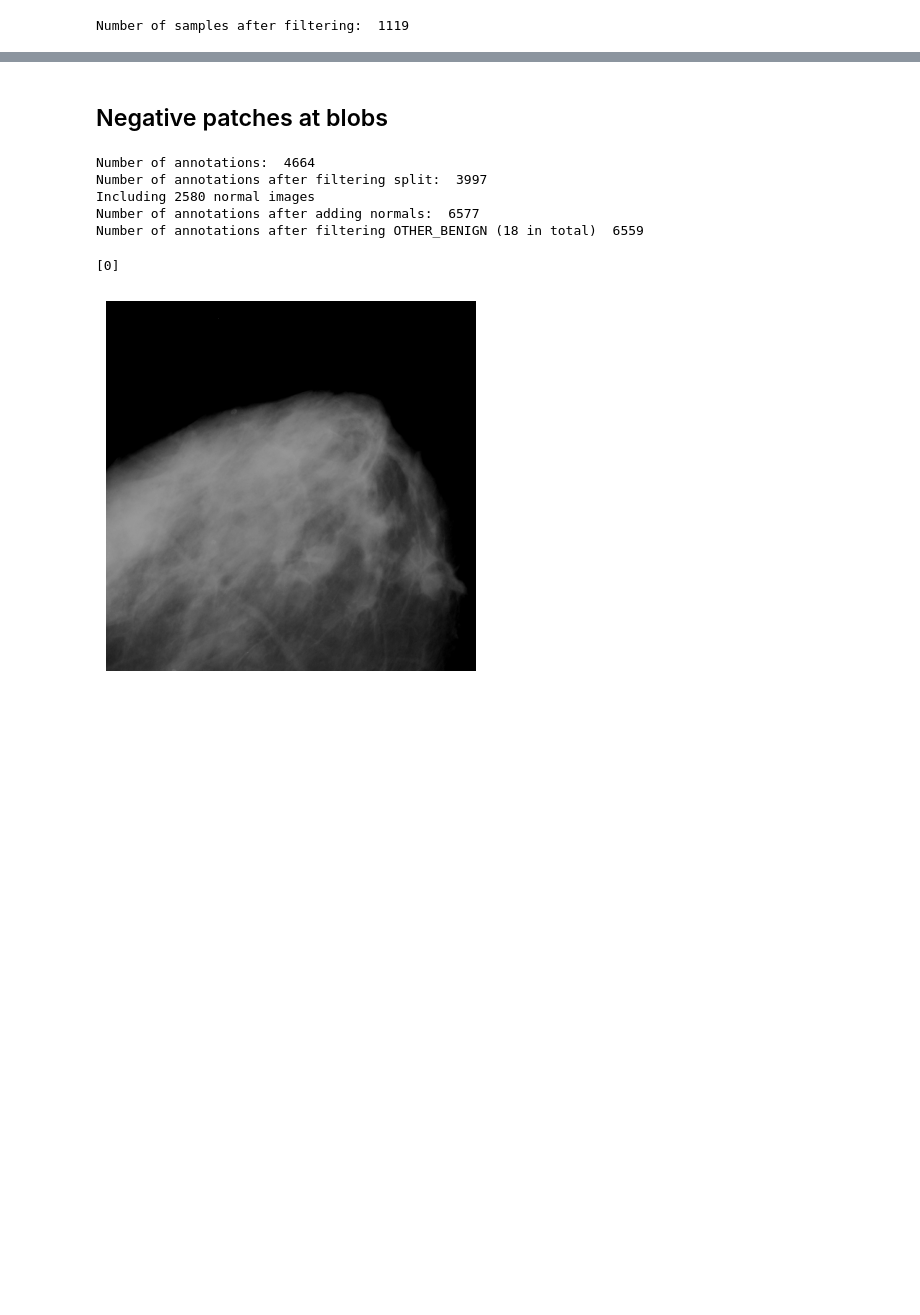
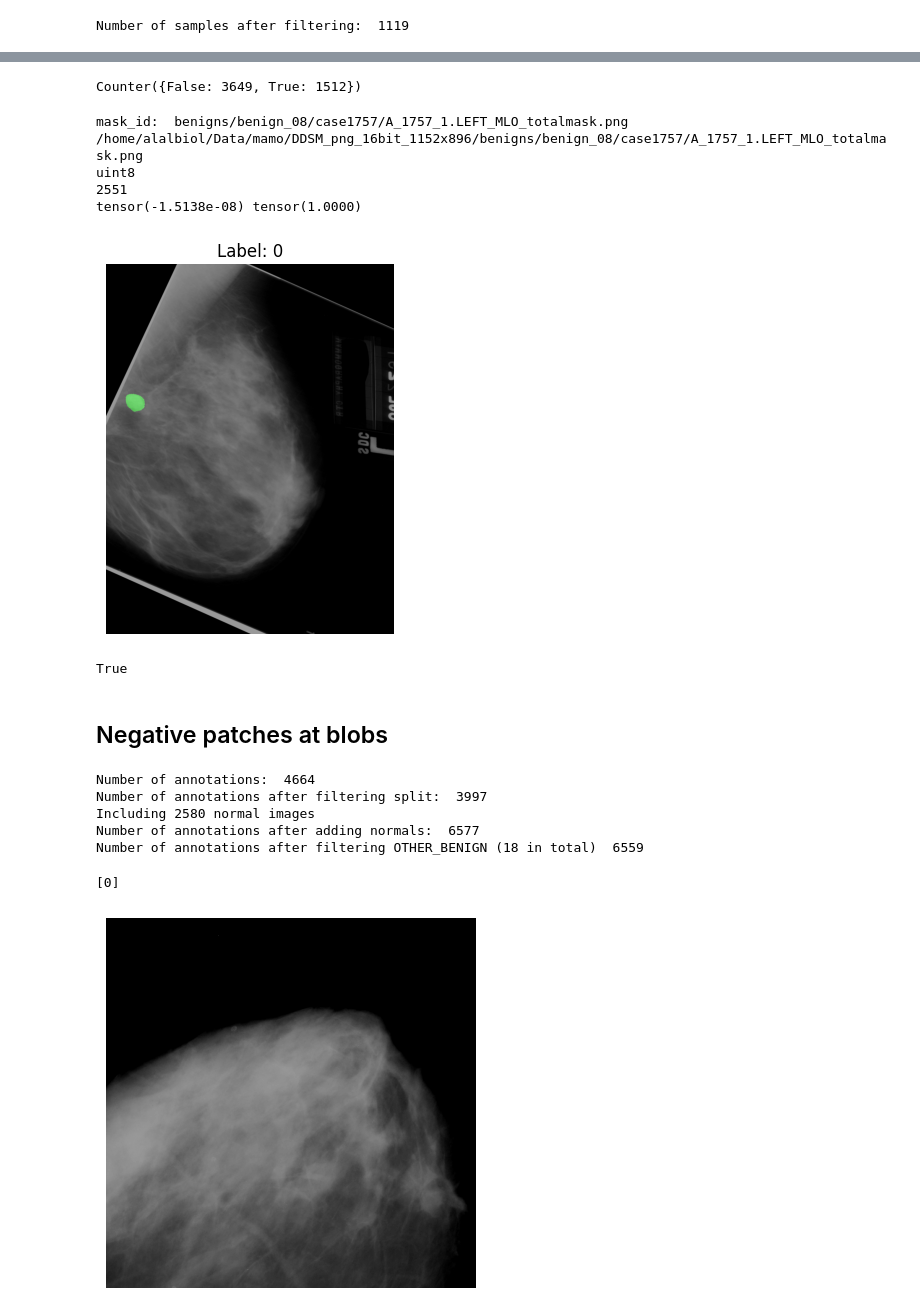
Before and after one commit to alalbiol/Mammography, a Jupyter notebook: mamo_holistic/notebooks/test_dataset.ipynb, the cells around one changed output, grey strips where cells are left out. Drawn from its saved outputs; the diff is of its cells as text; code cells hidden in the pictures; blank space fills up the shorter version.

Commit message:
train con imagen completa nikulin

```diff
--- a/mamo_holistic/notebooks/test_dataset.ipynb
+++ b/mamo_holistic/notebooks/test_dataset.ipynb
@@ -182,0 +157,11 @@ show_mask_image(image_patches[0][0], mask_patches[0])
+# %%
+from data.ddsm_dataset import DDSMImageDataModule
+from utils.load_config import load_config
+
+config = load_config('../config_files/base_config_image.yaml')
+# %%
+dm = DDSMImageDataModule(config)
+
+train_dl = dm.train_dataloader()
+train_ds = train_dl.dataset
+print("Num images in train dataset: ", len(train_ds))
@@ -183,3 +202,28 @@ show_mask_image(image_patches[0][0], mask_patches[0])
+# %%
+all_targets = train_ds.get_all_targets()
+
+# count instances per class
+from collections import Counter
+Counter(all_targets)
+# %% [output]
+Counter({False: 3649, True: 1512})
+# %%
+image, label, mask = train_ds[15]
+print(mask.sum())
+
+show_mask_image(image[0], mask, title=f"Label: {label}", multi_label=True)
+print(image.mean(), image.std())
+# %% [output]
+mask_id:  benigns/benign_08/case1757/A_1757_1.LEFT_MLO_totalmask.png
+/home/alalbiol/Data/mamo/DDSM_png_16bit_1152x896/benigns/benign_08/case1757/A_1757_1.LEFT_MLO_totalmask.png
+uint8
+2551
+tensor(-1.5138e-08) tensor(1.0000)
+[figure, added]
+# %%
+train_ds.return_mask
+# %% [output]
+True
 # %% [markdown]
 ## Negative patches at blobs
 # %%
```
Also changed, not shown: parts of 10 cells of this notebook, 9 other files.
